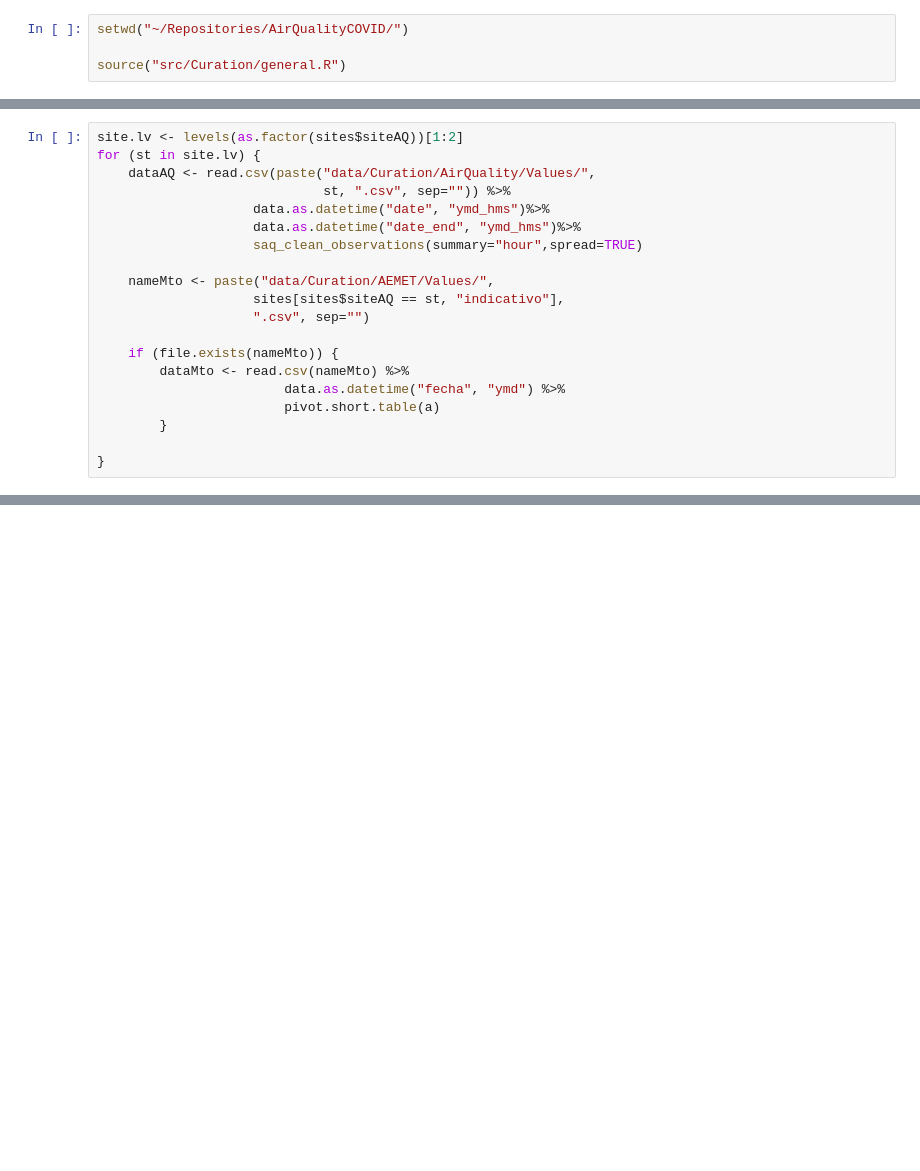
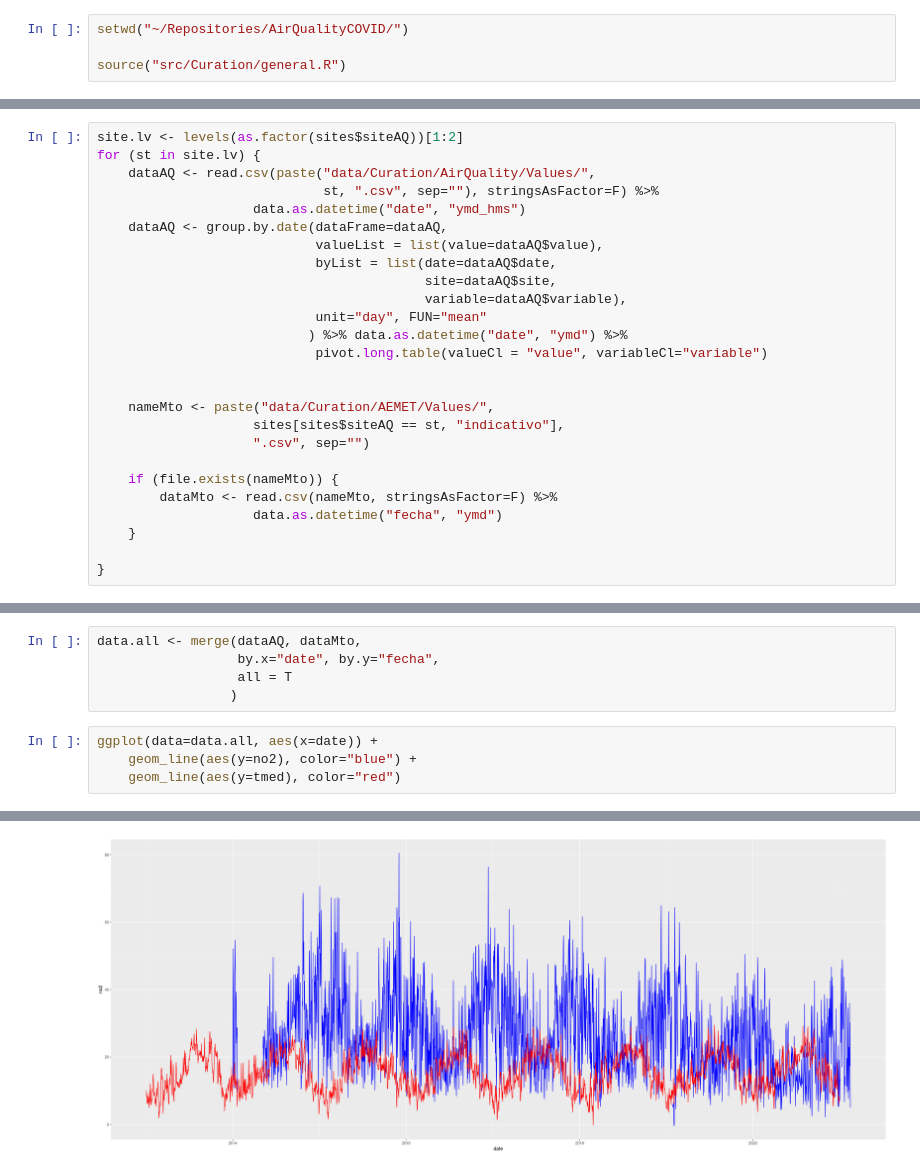
Before and after one commit to Jaimedgp/AirQualityCOVID, a Jupyter notebook: notebooks/Curation/joinData.ipynb, the cells around one changed output, grey strips where cells are left out. Drawn from its saved outputs; the diff is of its cells as text; blank space fills up the shorter version.

Commit message:
Join AQ and Meteo data in one dataframe

```diff
--- a/notebooks/Curation/joinData.ipynb
+++ b/notebooks/Curation/joinData.ipynb
@@ -25,19 +21,25 @@ A data.frame: 6 × 9
 site.lv <- levels(as.factor(sites$siteAQ))[1:2]
 for (st in site.lv) {
     dataAQ <- read.csv(paste("data/Curation/AirQuality/Values/",
-                             st, ".csv", sep="")) %>%
-                    data.as.datetime("date", "ymd_hms")%>%
-                    data.as.datetime("date_end", "ymd_hms")%>%
-                    saq_clean_observations(summary="hour",spread=TRUE)
+                             st, ".csv", sep=""), stringsAsFactor=F) %>%
+                    data.as.datetime("date", "ymd_hms")
+    dataAQ <- group.by.date(dataFrame=dataAQ,
+                            valueList = list(value=dataAQ$value),
+                            byList = list(date=dataAQ$date,
+                                          site=dataAQ$site,
+                                          variable=dataAQ$variable),
+                            unit="day", FUN="mean"
+                           ) %>% data.as.datetime("date", "ymd") %>%
+                            pivot.long.table(valueCl = "value", variableCl="variable")
+
 
     nameMto <- paste("data/Curation/AEMET/Values/",
                     sites[sites$siteAQ == st, "indicativo"],
                     ".csv", sep="")
 
     if (file.exists(nameMto)) {
-        dataMto <- read.csv(nameMto) %>%
-                        data.as.datetime("fecha", "ymd") %>%
-                        pivot.short.table(a)
-        }
+        dataMto <- read.csv(nameMto, stringsAsFactor=F) %>%
+                    data.as.datetime("fecha", "ymd")
+    }
 
 }
@@ -56,0 +46,10 @@ Warning message:
+# %%
+data.all <- merge(dataAQ, dataMto,
+                  by.x="date", by.y="fecha",
+                  all = T
+                 )
+# %%
+ggplot(data=data.all, aes(x=date)) +
+    geom_line(aes(y=no2), color="blue") +
+    geom_line(aes(y=tmed), color="red")
+# %% [output]
@@ -56,0 +60 @@ Warning message:
+[figure, added]
```
Also changed, not shown: parts of 6 cells of this notebook.
